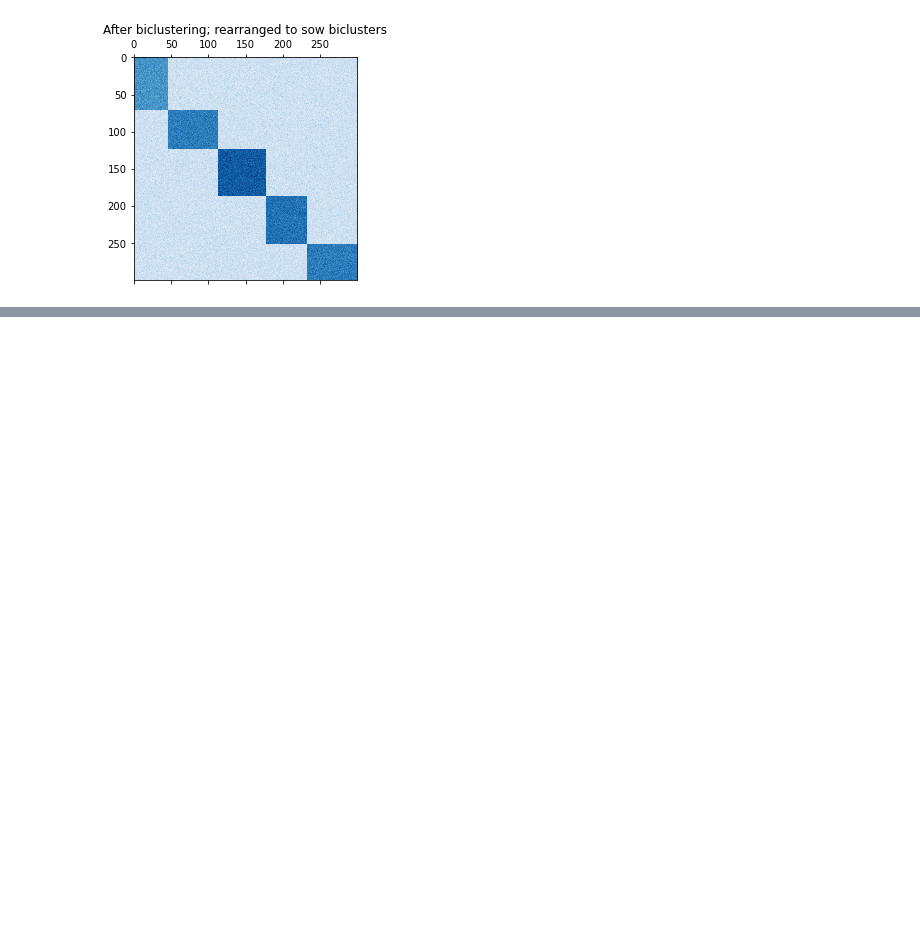
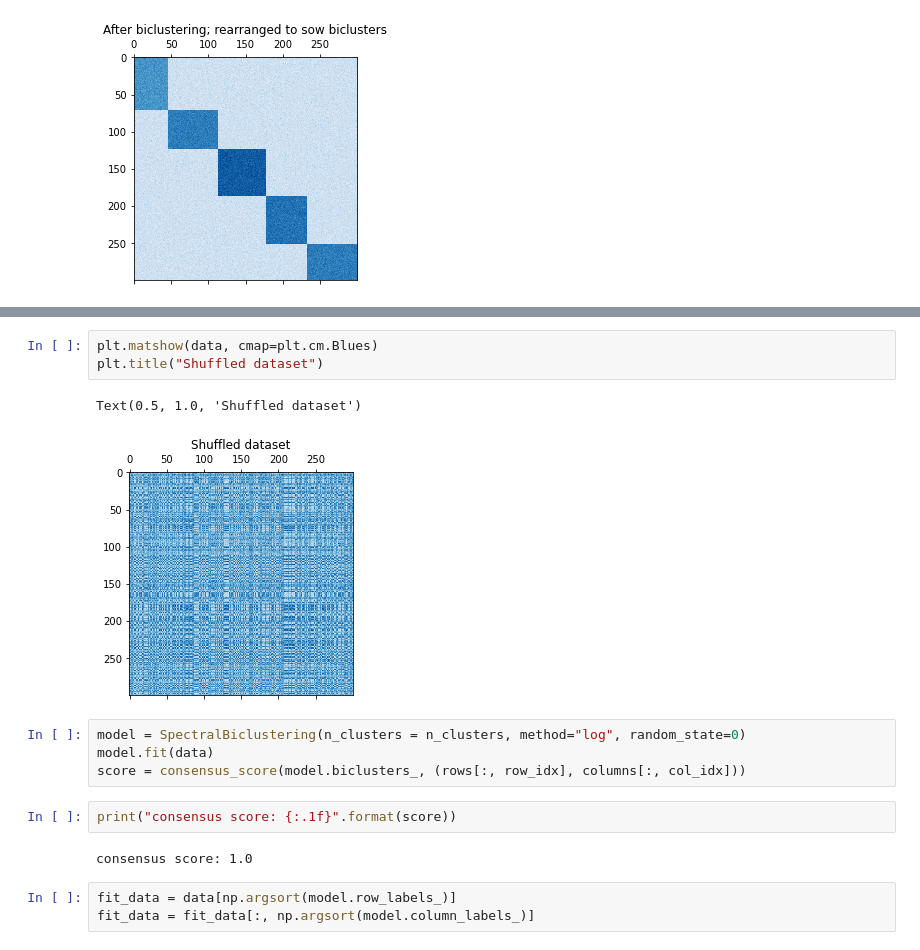
Before and after one commit to amnksngh/MITx.6.86x, a Jupyter notebook: Packages/scikit-learn.ipynb, the cells around one changed output, grey strips where cells are left out. Drawn from its saved outputs; the diff is of its cells as text; blank space fills up the shorter version.

```diff
--- a/Packages/scikit-learn.ipynb
+++ b/Packages/scikit-learn.ipynb
@@ -54,0 +85,17 @@ plt.show()
+# %%
+plt.matshow(data, cmap=plt.cm.Blues)
+plt.title("Shuffled dataset")
+# %% [output]
+Text(0.5, 1.0, 'Shuffled dataset')
+[figure, added]
+# %%
+model = SpectralBiclustering(n_clusters = n_clusters, method="log", random_state=0)
+model.fit(data)
+score = consensus_score(model.biclusters_, (rows[:, row_idx], columns[:, col_idx]))
+# %%
+print("consensus score: {:.1f}".format(score))
+# %% [output]
+consensus score: 1.0
+# %%
+fit_data = data[np.argsort(model.row_labels_)]
+fit_data = fit_data[:, np.argsort(model.column_labels_)]
```
Also changed, not shown: parts of 8 cells of this notebook.
